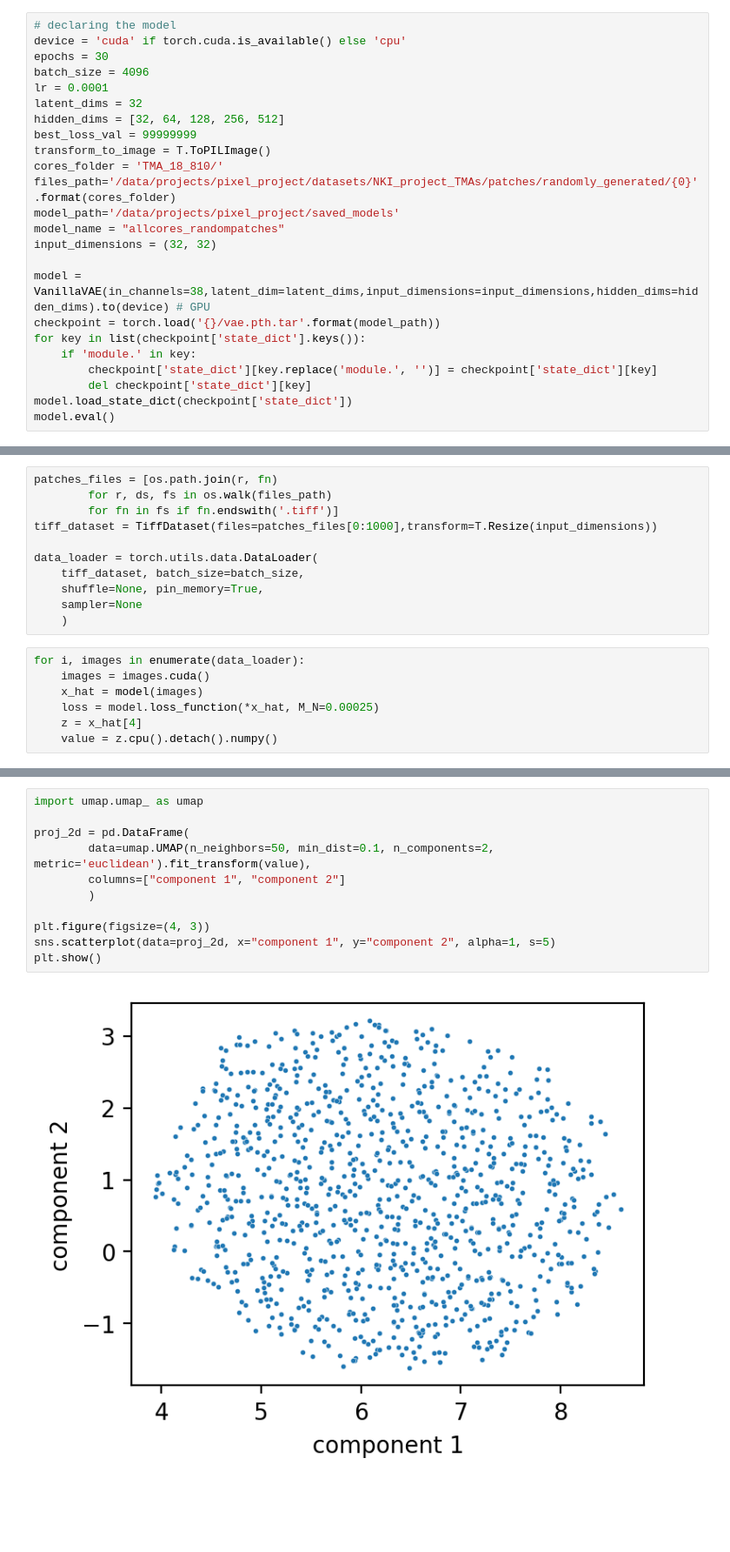
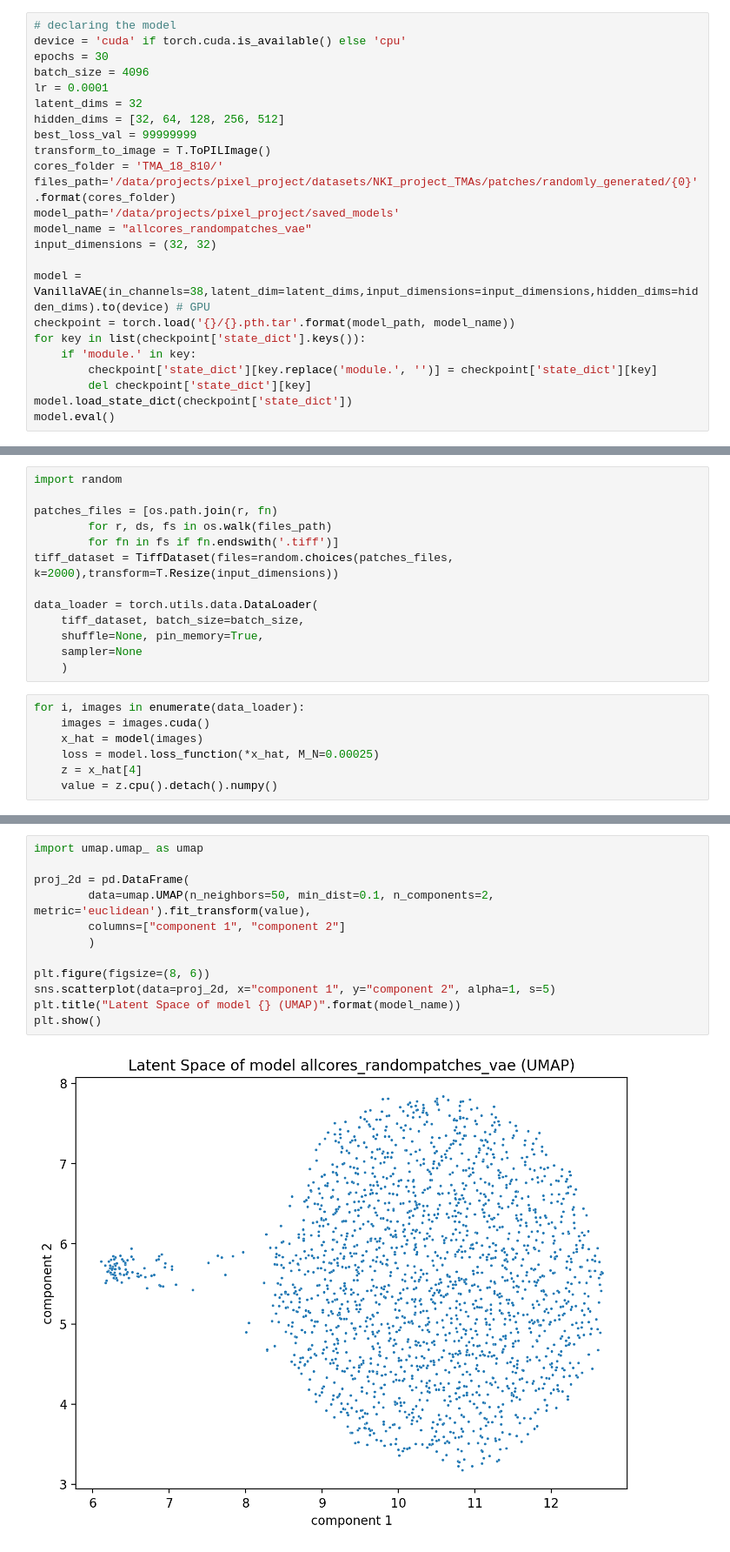
Before and after one commit to farkkilab/pixel_ai, a Jupyter notebook: scripts/test_get_vanilla_vae_latent_space.ipynb, the cells around one changed output, grey strips where cells are left out. Shown at 87% size. Cells and saved outputs as stored; diff of their text form; blank space fills up the shorter version.

Commit message:
Random select patches for visualize latent space

```diff
--- a/scripts/test_get_vanilla_vae_latent_space.ipynb
+++ b/scripts/test_get_vanilla_vae_latent_space.ipynb
@@ -32,11 +32,11 @@ transform_to_image = T.ToPILImage()
 cores_folder = 'TMA_18_810/'
 files_path='/data/projects/pixel_project/datasets/NKI_project_TMAs/patches/randomly_generated/{0}'.format(cores_folder)
 model_path='/data/projects/pixel_project/saved_models'
-model_name = "allcores_randompatches"
+model_name = "allcores_randompatches_vae"
 input_dimensions = (32, 32)
 
 model = VanillaVAE(in_channels=38,latent_dim=latent_dims,input_dimensions=input_dimensions,hidden_dims=hidden_dims).to(device) # GPU
-checkpoint = torch.load('{}/vae.pth.tar'.format(model_path))
+checkpoint = torch.load('{}/{}.pth.tar'.format(model_path, model_name))
 for key in list(checkpoint['state_dict'].keys()):
     if 'module.' in key:
         checkpoint['state_dict'][key.replace('module.', '')] = checkpoint['state_dict'][key]
@@ -62,10 +62,12 @@ VanillaVAE(
   )
 )
 # %%
+import random
+
 patches_files = [os.path.join(r, fn)
         for r, ds, fs in os.walk(files_path)
         for fn in fs if fn.endswith('.tiff')]
-tiff_dataset = TiffDataset(files=patches_files[0:1000],transform=T.Resize(input_dimensions))
+tiff_dataset = TiffDataset(files=random.choices(patches_files, k=2000),transform=T.Resize(input_dimensions))
 
 data_loader = torch.utils.data.DataLoader(
     tiff_dataset, batch_size=batch_size,
@@ -84,16 +86,17 @@ np.save('../data/latent_space.npy', value)
 # %%
 import umap.umap_ as umap
 
 proj_2d = pd.DataFrame(
         data=umap.UMAP(n_neighbors=50, min_dist=0.1, n_components=2, metric='euclidean').fit_transform(value),
         columns=["component 1", "component 2"]
         )
 
-plt.figure(figsize=(4, 3))
+plt.figure(figsize=(8, 6))
 sns.scatterplot(data=proj_2d, x="component 1", y="component 2", alpha=1, s=5)
+plt.title("Latent Space of model {} (UMAP)".format(model_name))
 plt.show()
 # %% [output]
-[figure, old version]
+[figure, new version]
 # %%
 proj_2d_tsne = pd.DataFrame(
         data=TSNE(n_components=2, verbose=1, perplexity=40, n_iter=300).fit_transform(value),
```
Also changed, not shown: parts of 2 cells of this notebook.
